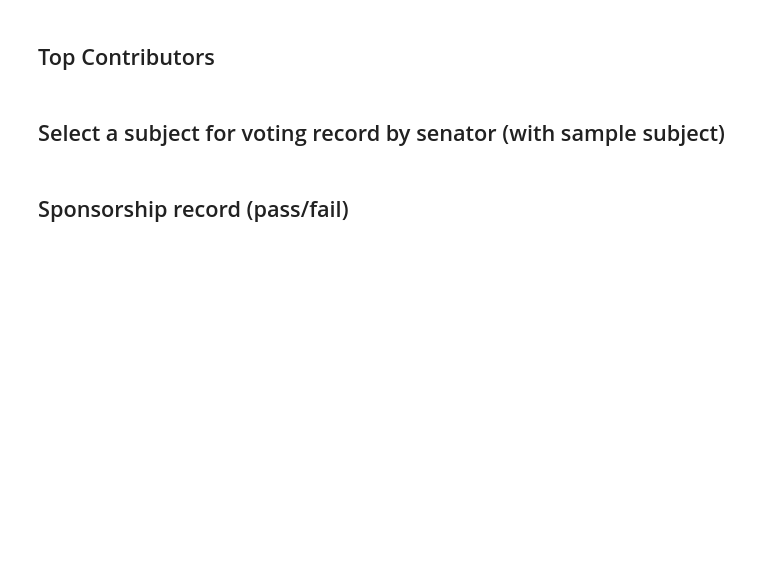
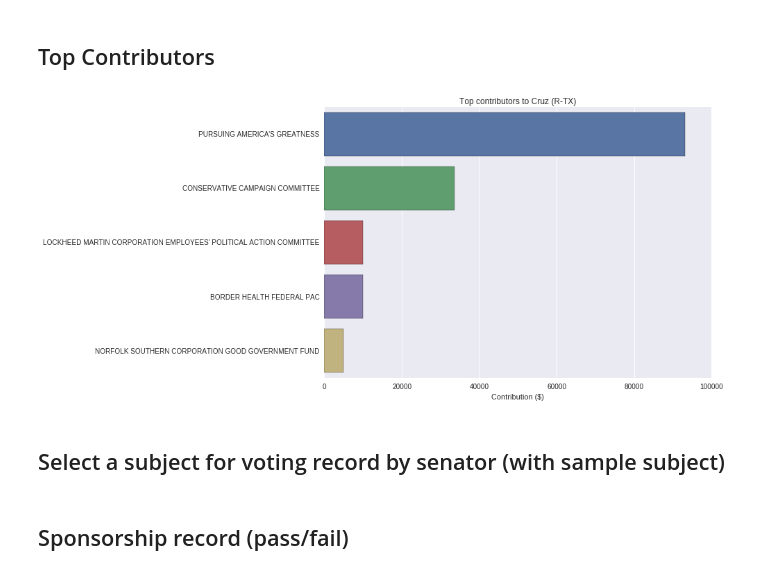
Before and after one commit to idgetto/DataScience16CTW, a Jupyter notebook: deliverable/deliverable.ipynb, the cells around one changed output. Drawn from its saved outputs; the diff is of its cells as text; code cells hidden in the pictures; blank space fills up the shorter version.

Commit message:
add top contributors to senator

```diff
--- a/deliverable/deliverable.ipynb
+++ b/deliverable/deliverable.ipynb
@@ -125,6 +124,33 @@ State:       GA
 Party:       REP
 # %% [markdown]
 ## Top Contributors ##
+# %%
+def committee_total_contributions(senator_id):
+    return session.query(func.sum(Contribution.tx_amount).label('total_cont'), Committee.name).\
+                filter(Contribution.candidate_id == senator_id).\
+                join(Committee).\
+                group_by(Contribution.committee_id).\
+                order_by('total_cont desc').\
+                all()
+
+def plot_interest_groups(cand_id, name=None):
+    contr = committee_total_contributions(cand_id)
+    amounts, committees = zip(*contr)
+
+    plt.figure(figsize=(10, 7))
+    sns.barplot(amounts[:5], committees[:5], ci=None)
+    plt.xlabel('Contribution ($)')
+
+    # format for dollars
+    a = plt.gca()
+    a.get_xaxis().set_major_formatter(matplotlib.ticker.FuncFormatter(lambda x, p: format(int(x), ',')))
+
+    if name:
+        plt.title('Top contributors to ' + name)
+# %%
+plot_interest_groups(senator_id, senator_name)
+# %% [output]
+[figure, added]
 # %% [markdown]
 ## Select a subject for voting record by senator (with sample subject) ##
 # %% [markdown]
```
Also changed, not shown: parts of 3 cells of this notebook.
